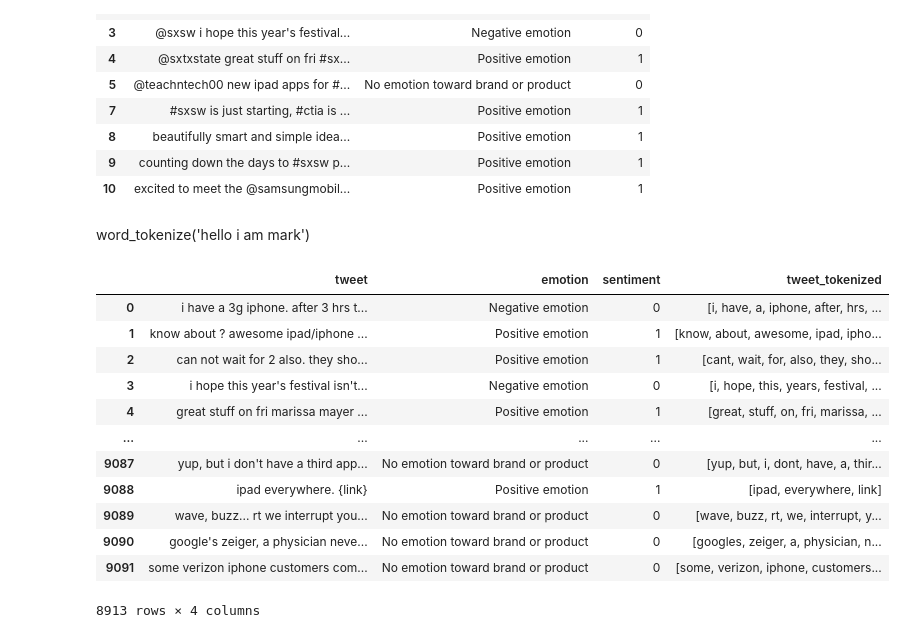
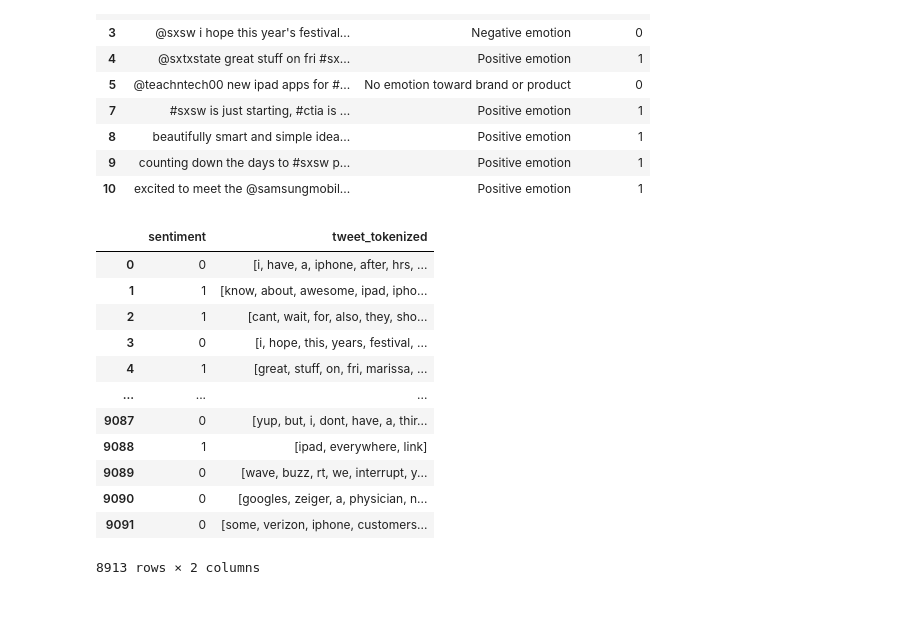
Before and after one commit to AndrewReusche/NLP_Sentiment_Analysis, a Jupyter notebook: NLP_Tweet_Analysis.ipynb, the cells around one changed output. Drawn from its saved outputs; the diff is of its cells as text; code cells hidden in the pictures; blank space fills up the shorter version.

```diff
--- a/NLP_Tweet_Analysis.ipynb
+++ b/NLP_Tweet_Analysis.ipynb
@@ -122,5 +155,3 @@ rel_raw_df[:10]
 | 8 | beautifully smart and simple idea... | Positive emotion | 1 |
 | 9 | counting down the days to #sxsw p... | Positive emotion | 1 |
 | 10 | excited to meet the @samsungmobil... | Positive emotion | 1 |
-# %% [markdown]
-word_tokenize('hello i am mark')
@@ -130,41 +168,41 @@ rel_raw_df= rel_raw_df.drop(9092)
 # %%
 #removing usernames
 rel_raw_df["tweet"]= rel_raw_df["tweet"].apply(lambda x : ' '.join(
     [w for w in x.split() if '@' not in w]).strip())
 
 #removing hashtags
 rel_raw_df["tweet"]= rel_raw_df["tweet"].apply(lambda x : ' '.join(
     [w for w in x.split() if '#' not in w]))
 
 #use ReGex to strip the tweets down to only what we want
 def strip_token(tweet):
     tweet = re.sub(r'http[s]?://\S+|www\.\S+', '', tweet) #remove all links form tweets
     tweet = re.sub(r'&amp;', 'and', tweet) #convert all instances of '&amp' to 'and'
     tweet = re.sub(r"'", "", tweet) #removes " ' " converting "can't" to "cant"
     tweet = re.sub(r'_', ' ', tweet) #removes all '_' from tweets
     tweet = re.sub(r'[^\w\s]', ' ', tweet) #removes all non word characters from tweets
     tweet = re.sub(r'\d+\w*', '', tweet) #removes all numbers or character combinations that begin with numbers
     tweet = re.sub(r'can not', "cant", tweet) #convert all instances of 'can not' to 'cant'
     tweet = re.sub(r'will not', "wont", tweet) #convert all instances of 'will not' to 'wont'
     tweet = re.sub(r'do not', "dont", tweet) #convert all instances of 'do not' to 'dont'
     tweet = re.sub(r'\b[^a-zA-Z]+', ' ', tweet) #should strip all non standard a-z characters left over
     tokens = word_tokenize(tweet)
     return tokens
 rel_raw_df['tweet_tokenized'] = rel_raw_df['tweet'].apply(strip_token)
 
 #preview dataset
-rel_raw_df
+rel_raw_df[['sentiment', 'tweet_tokenized']]
 # %% [output]
-|  | tweet | emotion | sentiment | tweet_tokenized |
-| 0 | i have a 3g iphone. after 3 hrs t... | Negative emotion | 0 | [i, have, a, iphone, after, hrs, ... |
-| 1 | know about ? awesome ipad/iphone ... | Positive emotion | 1 | [know, about, awesome, ipad, ipho... |
-| 2 | can not wait for 2 also. they sho... | Positive emotion | 1 | [cant, wait, for, also, they, sho... |
-| 3 | i hope this year's festival isn't... | Negative emotion | 0 | [i, hope, this, years, festival, ... |
-| 4 | great stuff on fri marissa mayer ... | Positive emotion | 1 | [great, stuff, on, fri, marissa, ... |
-| ... | ... | ... | ... | ... |
-| 9087 | yup, but i don't have a third app... | No emotion toward brand or product | 0 | [yup, but, i, dont, have, a, thir... |
-| 9088 | ipad everywhere. {link} | Positive emotion | 1 | [ipad, everywhere, link] |
-| 9089 | wave, buzz... rt we interrupt you... | No emotion toward brand or product | 0 | [wave, buzz, rt, we, interrupt, y... |
-| 9090 | google's zeiger, a physician neve... | No emotion toward brand or product | 0 | [googles, zeiger, a, physician, n... |
-| 9091 | some verizon iphone customers com... | No emotion toward brand or product | 0 | [some, verizon, iphone, customers... |
+|  | sentiment | tweet_tokenized |
+| 0 | 0 | [i, have, a, iphone, after, hrs, ... |
+| 1 | 1 | [know, about, awesome, ipad, ipho... |
+| 2 | 1 | [cant, wait, for, also, they, sho... |
+| 3 | 0 | [i, hope, this, years, festival, ... |
+| 4 | 1 | [great, stuff, on, fri, marissa, ... |
+| ... | ... | ... |
+| 9087 | 0 | [yup, but, i, dont, have, a, thir... |
+| 9088 | 1 | [ipad, everywhere, link] |
+| 9089 | 0 | [wave, buzz, rt, we, interrupt, y... |
+| 9090 | 0 | [googles, zeiger, a, physician, n... |
+| 9091 | 0 | [some, verizon, iphone, customers... |
-8913 rows × 4 columns
+8913 rows × 2 columns
```
Also changed, not shown: parts of 161 cells of this notebook, 1 other file.
